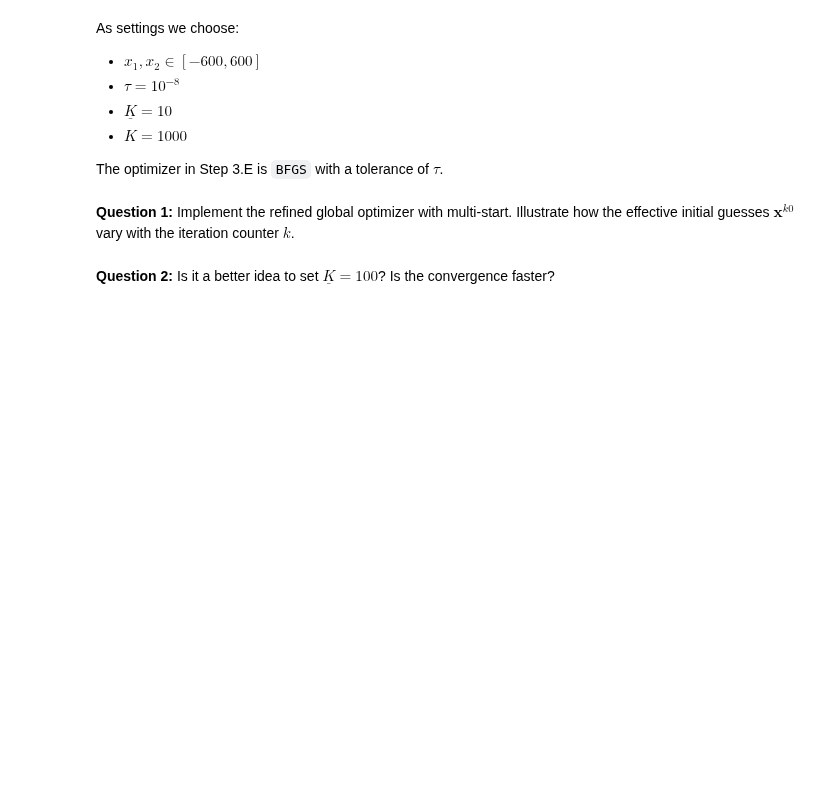
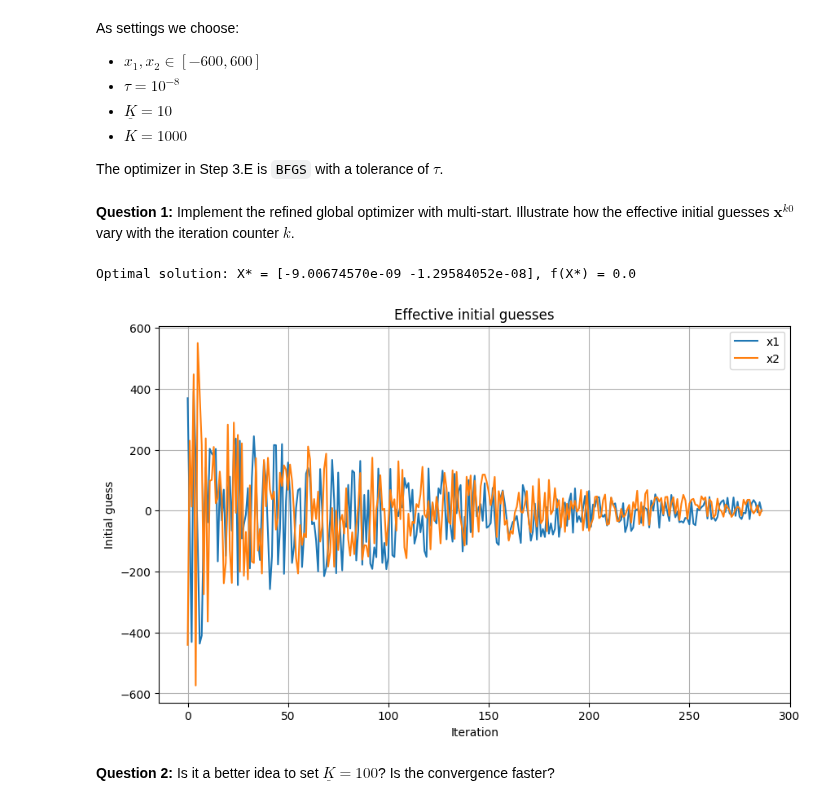
Before and after one commit to NumEconCopenhagen/projects-2023-vennerne, a Jupyter notebook: Exam/Exam-2023-notebook.ipynb, the cells around one changed output. Drawn from its saved outputs; the diff is of its cells as text; code cells hidden in the pictures; blank space fills up the shorter version.

```diff
--- a/Exam/Exam-2023-notebook.ipynb
+++ b/Exam/Exam-2023-notebook.ipynb
@@ -210,7 +213,7 @@ R = (1+0.01)**(1/12)
 eta = 0.5
 w = 1.0
 T = 120  # number of periods
-K = 100000  # number of simulations
+K = 10000  # number of simulations
 
 # Initialize the first demand shock
 kappa_minus_1 = 1
@@ -327,3 +422,72 @@ The optimizer in Step 3.E is `BFGS` with a tolerance of $\tau$.
+# %%
+# write your code here
+import numpy as np
+import matplotlib.pyplot as plt
+from scipy.optimize import minimize
+
+# Define the Griewank function
+def griewank(x):
+    A = x[0]**2/4000 + x[1]**2/4000
+    B = np.cos(x[0]/np.sqrt(1))*np.cos(x[1]/np.sqrt(2))
+    return A - B + 1
+
+# Set the parameters
+bounds = np.array([[-600, 600], [-600, 600]])
+tol = 10**(-8)
+K_warmup = 10
+K_max = 1000
+
+# Initialize the results
+X_star = None
+f_star = np.inf
+X_k0 = []
+iteration_k = []
+
+# Perform the multi-start optimization
+for k in range(K_max):
+    # Draw a random initial guess
+    X_k = np.random.uniform(bounds[:, 0], bounds[:, 1])
+
+    # After the warm-up, mix in the best solution so far
+    if k >= K_warmup:
+        chi_k = 0.5 * (2 / (1 + np.exp((k - K_warmup) / 100)))
+        X_k = chi_k * X_k + (1 - chi_k) * X_star
+
+    # Run the BFGS optimizer
+    result = minimize(griewank, X_k, method='BFGS', tol=tol)
+    X_k_star = result.x
+    f_k_star = result.fun
+
+    # Save the effective initial guess for later plotting
+    X_k0.append(X_k)
+    iteration_k.append(k)
+
+    # Update the best solution
+    if f_k_star < f_star:
+        X_star = X_k_star
+        f_star = f_k_star
+
+    # Check if the solution is good enough
+    if f_star < tol:
+        break
+
+# Print the results
+print(f"Optimal solution: X* = {X_star}, f(X*) = {f_star}")
+
+# Plot the effective initial guesses
+X_k0 = np.array(X_k0)
+plt.figure(figsize=(10, 6))
+plt.plot(iteration_k, X_k0[:, 0], label='x1')
+plt.plot(iteration_k, X_k0[:, 1], label='x2')
+plt.xlabel('Iteration')
+plt.ylabel('Initial guess')
+plt.legend()
+plt.title('Effective initial guesses')
+plt.grid()
+plt.show()
+# %% [output]
+Optimal solution: X* = [-9.00674570e-09 -1.29584052e-08], f(X*) = 0.0
+[figure, added]
 # %% [markdown]
 **Question 2:** Is it a better idea to set $\underline{K} = 100$? Is the convergence faster?
 # %%
```
Also changed, not shown: parts of 7 cells of this notebook.
